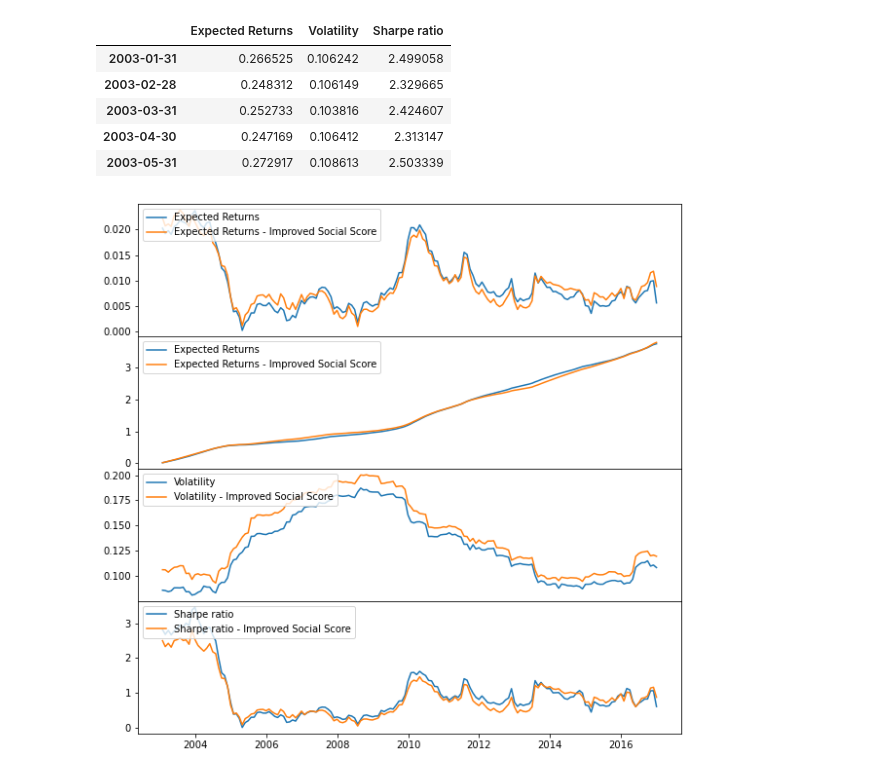
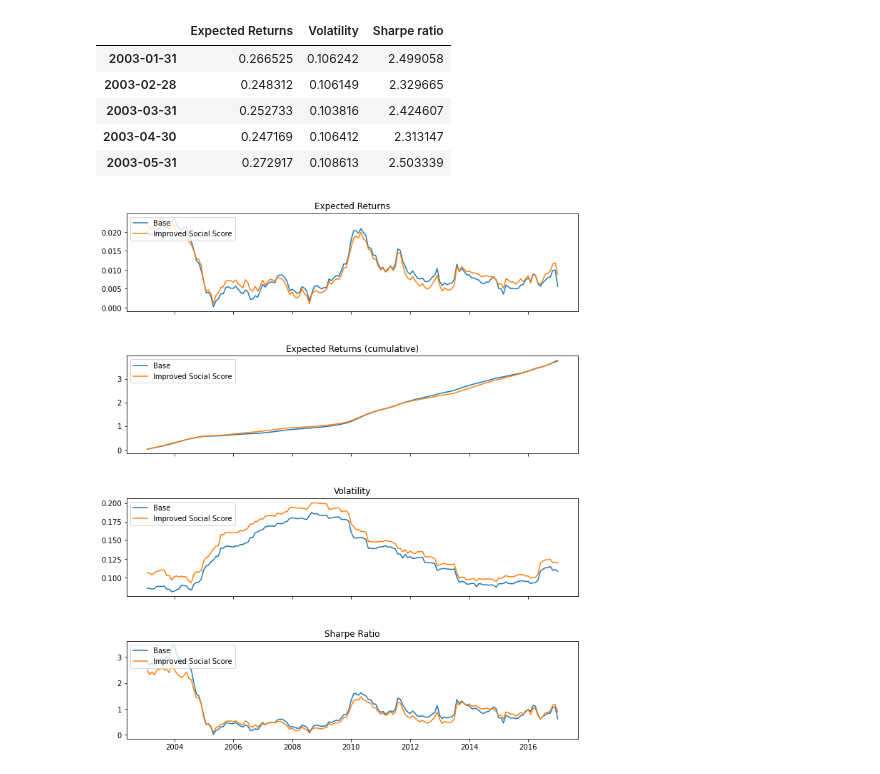
Before and after one commit to 0xMarmelade/FIN-429-Sustainable-finance, a Jupyter notebook: Homework 2/questions_4_5.ipynb, the cells around one changed output. Saved outputs shown, nothing was run; the diff lists cells and outputs as text; code cells hidden in the pictures.

Commit message:
More readable graph in question 5

```diff
--- a/Homework 2/questions_4_5.ipynb
+++ b/Homework 2/questions_4_5.ipynb
@@ -326,29 +326,34 @@ social_monthly_performances.head()
 # %%
 #Alternative way of ploting the statistics of the monthly portfolio
 fig, axs = plt.subplots(4, 1, sharex=True)
 # Remove horizontal space between axes
 fig.subplots_adjust(hspace=0)
-fig.set_size_inches(10, 10)
+fig.tight_layout()
+fig.set_size_inches(10, 12)
 
-axs[0].plot(monthly_performances.index, monthly_performances['Expected Returns'] / 12, label='Expected Returns')
-axs[0].plot(social_monthly_performances.index, social_monthly_performances['Expected Returns'] / 12, label='Expected Returns - Improved Social Score')
+axs[0].plot(monthly_performances.index, monthly_performances['Expected Returns'] / 12, label='Base')
+axs[0].plot(social_monthly_performances.index, social_monthly_performances['Expected Returns'] / 12, label='Improved Social Score')
 axs[0].legend(loc='upper left')
+axs[0].set_title('Expected Returns')
 
 # Plot each graph, and manually set the y tick values
-axs[1].plot(monthly_performances.index, ((monthly_performances['Expected Returns'] / 12) + 1).cumprod() - 1, label='Expected Returns')
-axs[1].plot(social_monthly_performances.index, ((social_monthly_performances['Expected Returns'] / 12) + 1).cumprod() - 1, label='Expected Returns - Improved Social Score')
+axs[1].plot(monthly_performances.index, ((monthly_performances['Expected Returns'] / 12) + 1).cumprod() - 1, label='Base')
+axs[1].plot(social_monthly_performances.index, ((social_monthly_performances['Expected Returns'] / 12) + 1).cumprod() - 1, label='Improved Social Score')
 axs[1].legend(loc='upper left')
+axs[1].set_title('Expected Returns (cumulative)')
 
-axs[2].plot(monthly_performances.index, monthly_performances['Volatility'],label='Volatility')
-axs[2].plot(social_monthly_performances.index, social_monthly_performances['Volatility'],label='Volatility - Improved Social Score')
+axs[2].plot(monthly_performances.index, monthly_performances['Volatility'],label='Base')
+axs[2].plot(social_monthly_performances.index, social_monthly_performances['Volatility'],label='Improved Social Score')
 axs[2].legend(loc='upper left')
+axs[2].set_title('Volatility')
 
-axs[3].plot(monthly_performances.index, monthly_performances['Sharpe ratio'],label='Sharpe ratio')
-axs[3].plot(social_monthly_performances.index, social_monthly_performances['Sharpe ratio'],label='Sharpe ratio - Improved Social Score')
+axs[3].plot(monthly_performances.index, monthly_performances['Sharpe ratio'],label='Base')
+axs[3].plot(social_monthly_performances.index, social_monthly_performances['Sharpe ratio'],label='Improved Social Score')
 axs[3].legend(loc='upper left')
+axs[3].set_title('Sharpe Ratio')
 
 
 plt.savefig('monthly-performance-V.png')
 plt.show()
 # %% [output]
-[figure, old version]
+[figure, new version]
```
